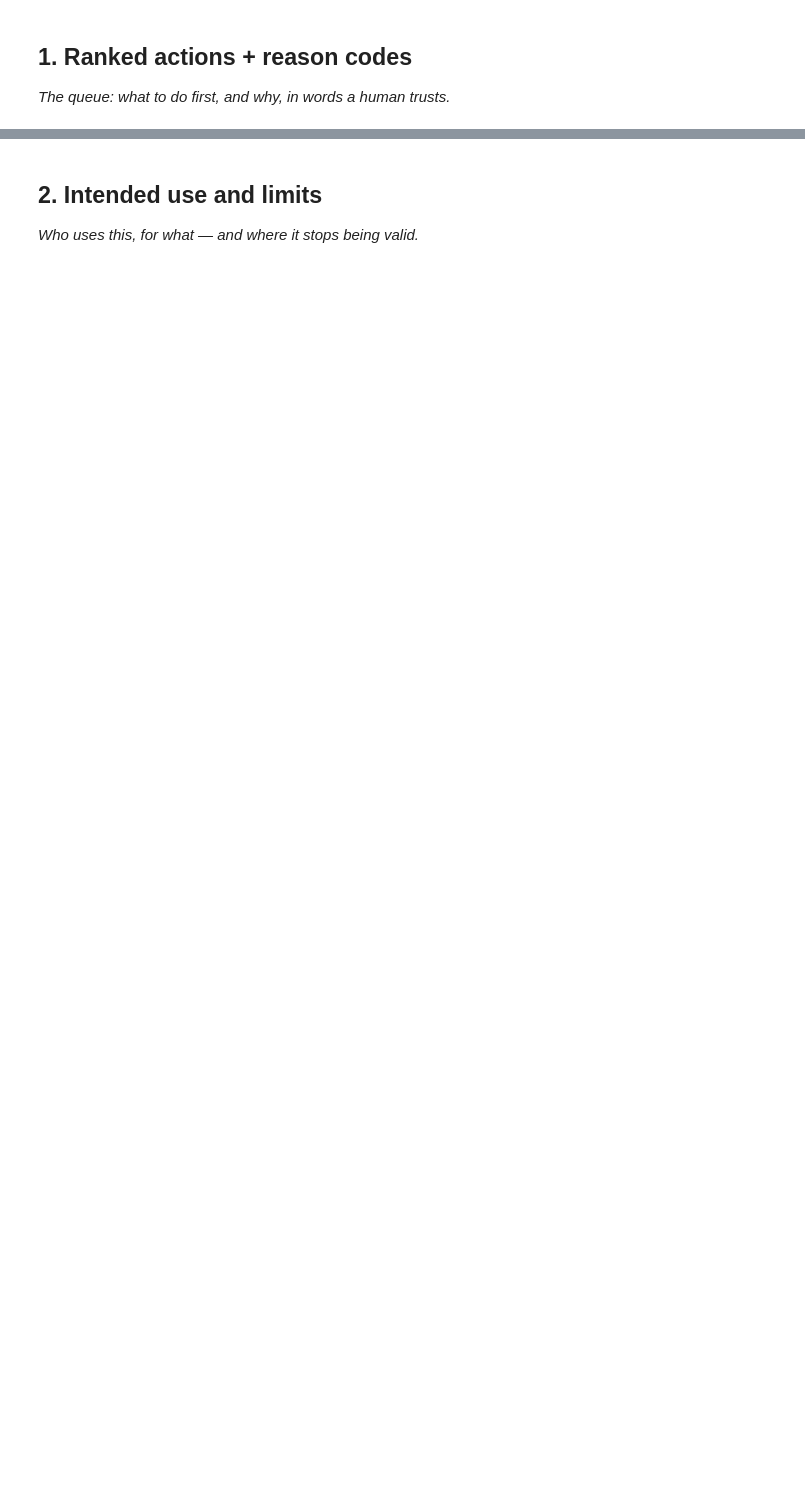
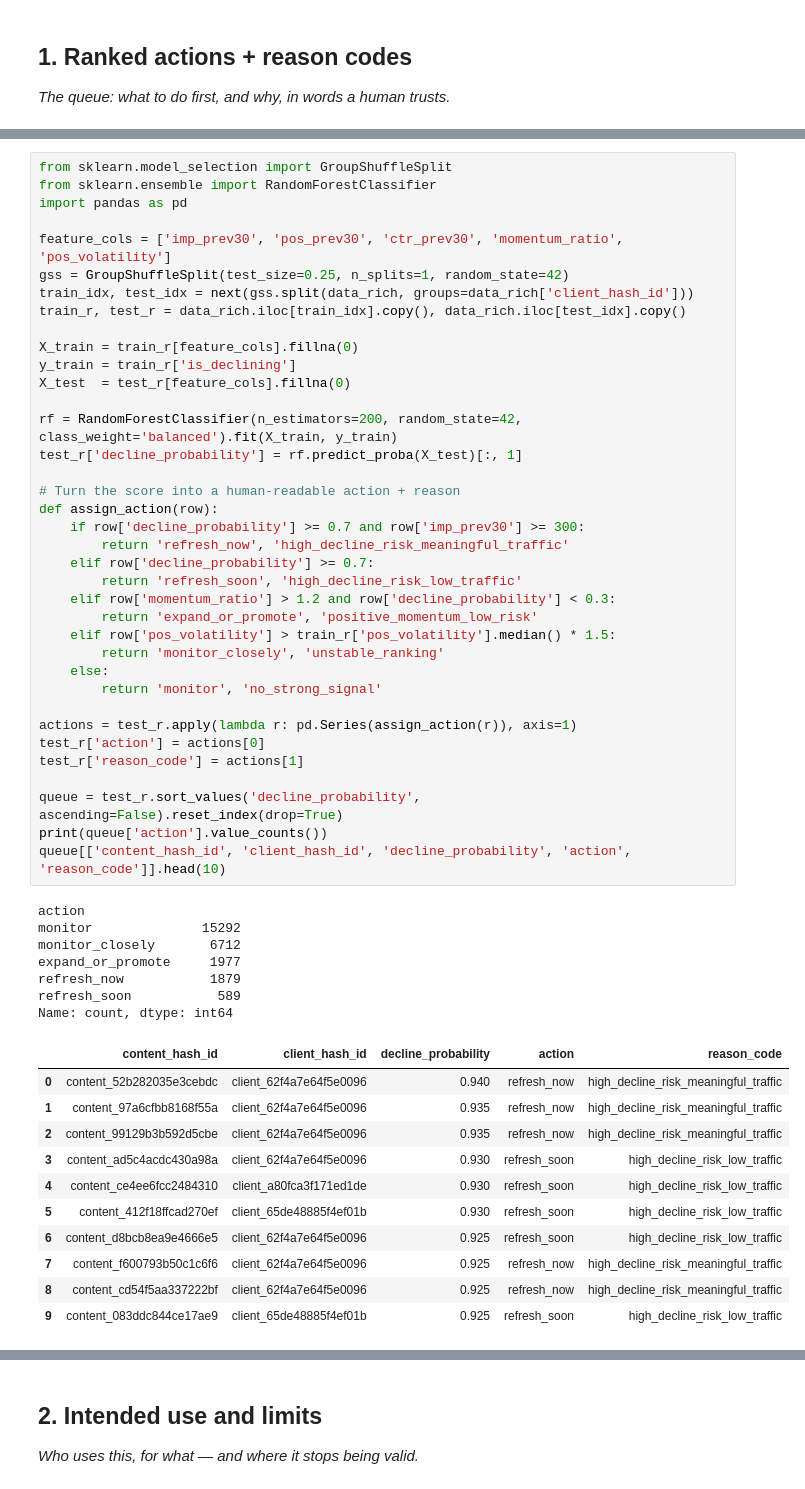
Before and after one commit to khaled-dragon/ML-intern, a Jupyter notebook: work/notebooks/w07_action_playbook.ipynb, the cells around one changed output, grey strips where cells are left out. Drawn from its saved outputs; the diff is of its cells as text; blank space fills up the shorter version.

```diff
--- a/work/notebooks/w07_action_playbook.ipynb
+++ b/work/notebooks/w07_action_playbook.ipynb
@@ -12,0 +61,56 @@ This skeleton is yours to fill. Work the sections **in order** — each one has
+# %%
+from sklearn.model_selection import GroupShuffleSplit
+from sklearn.ensemble import RandomForestClassifier
+import pandas as pd
+
+feature_cols = ['imp_prev30', 'pos_prev30', 'ctr_prev30', 'momentum_ratio', 'pos_volatility']
+gss = GroupShuffleSplit(test_size=0.25, n_splits=1, random_state=42)
+train_idx, test_idx = next(gss.split(data_rich, groups=data_rich['client_hash_id']))
+train_r, test_r = data_rich.iloc[train_idx].copy(), data_rich.iloc[test_idx].copy()
+
+X_train = train_r[feature_cols].fillna(0)
+y_train = train_r['is_declining']
+X_test  = test_r[feature_cols].fillna(0)
+
+rf = RandomForestClassifier(n_estimators=200, random_state=42, class_weight='balanced').fit(X_train, y_train)
+test_r['decline_probability'] = rf.predict_proba(X_test)[:, 1]
+
+# Turn the score into a human-readable action + reason
+def assign_action(row):
+    if row['decline_probability'] >= 0.7 and row['imp_prev30'] >= 300:
+        return 'refresh_now', 'high_decline_risk_meaningful_traffic'
+    elif row['decline_probability'] >= 0.7:
+        return 'refresh_soon', 'high_decline_risk_low_traffic'
+    elif row['momentum_ratio'] > 1.2 and row['decline_probability'] < 0.3:
+        return 'expand_or_promote', 'positive_momentum_low_risk'
+    elif row['pos_volatility'] > train_r['pos_volatility'].median() * 1.5:
+        return 'monitor_closely', 'unstable_ranking'
+    else:
+        return 'monitor', 'no_strong_signal'
+
+actions = test_r.apply(lambda r: pd.Series(assign_action(r)), axis=1)
+test_r['action'] = actions[0]
+test_r['reason_code'] = actions[1]
+
+queue = test_r.sort_values('decline_probability', ascending=False).reset_index(drop=True)
+print(queue['action'].value_counts())
+queue[['content_hash_id', 'client_hash_id', 'decline_probability', 'action', 'reason_code']].head(10)
+# %% [output]
+action
+monitor              15292
+monitor_closely       6712
+expand_or_promote     1977
+refresh_now           1879
+refresh_soon           589
+Name: count, dtype: int64
+|  | content_hash_id | client_hash_id | decline_probability | action | reason_code |
+| 0 | content_52b282035e3cebdc | client_62f4a7e64f5e0096 | 0.940 | refresh_now | high_decline_risk_meaningful_traffic |
+| 1 | content_97a6cfbb8168f55a | client_62f4a7e64f5e0096 | 0.935 | refresh_now | high_decline_risk_meaningful_traffic |
+| 2 | content_99129b3b592d5cbe | client_62f4a7e64f5e0096 | 0.935 | refresh_now | high_decline_risk_meaningful_traffic |
+| 3 | content_ad5c4acdc430a98a | client_62f4a7e64f5e0096 | 0.930 | refresh_soon | high_decline_risk_low_traffic |
+| 4 | content_ce4ee6fcc2484310 | client_a80fca3f171ed1de | 0.930 | refresh_soon | high_decline_risk_low_traffic |
+| 5 | content_412f18ffcad270ef | client_65de48885f4ef01b | 0.930 | refresh_soon | high_decline_risk_low_traffic |
+| 6 | content_d8bcb8ea9e4666e5 | client_62f4a7e64f5e0096 | 0.925 | refresh_soon | high_decline_risk_low_traffic |
+| 7 | content_f600793b50c1c6f6 | client_62f4a7e64f5e0096 | 0.925 | refresh_now | high_decline_risk_meaningful_traffic |
+| 8 | content_cd54f5aa337222bf | client_62f4a7e64f5e0096 | 0.925 | refresh_now | high_decline_risk_meaningful_traffic |
+| 9 | content_083ddc844ce17ae9 | client_65de48885f4ef01b | 0.925 | refresh_soon | high_decline_risk_low_traffic |
```
Also changed, not shown: parts of 9 cells of this notebook.
